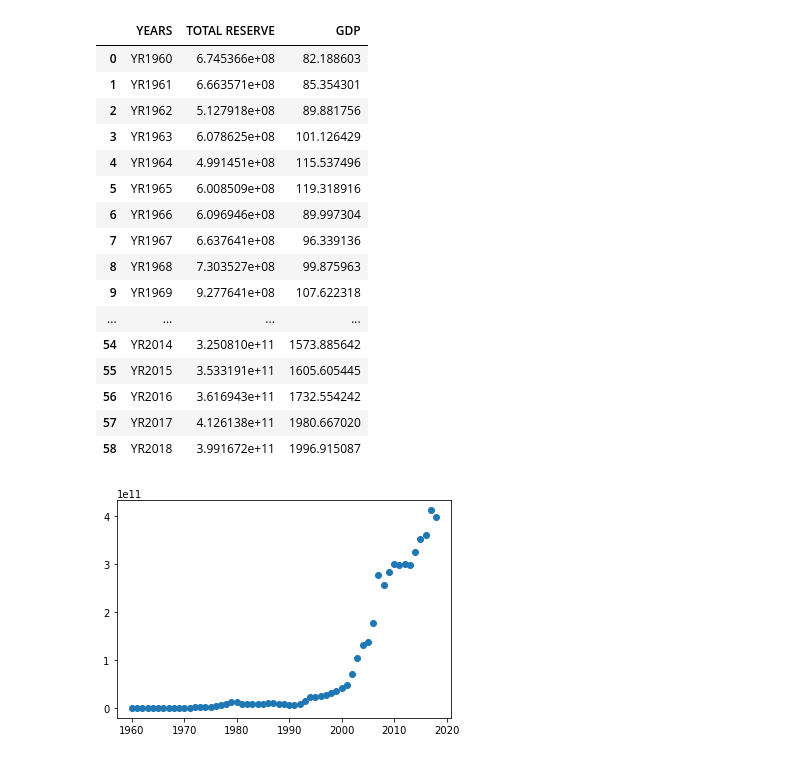
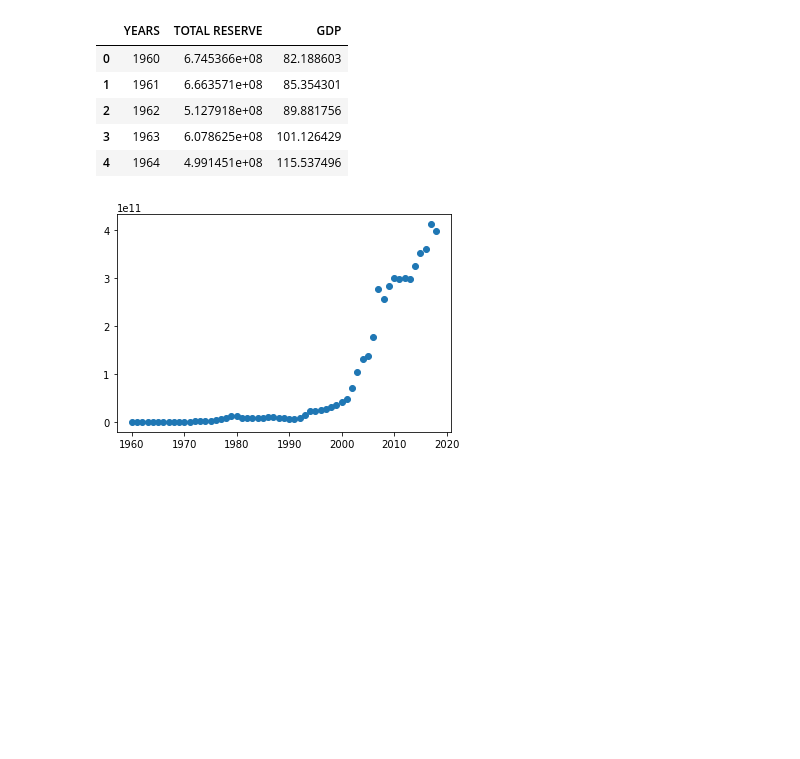
Before and after one commit to David-Ade-Creator/cluster-data, a Jupyter notebook: fitting.ipynb, the cells around one changed output. Cells and saved outputs as stored; diff of their text form; code cells hidden in the pictures; blank space fills up the shorter version.

Commit message:
refactored and restructured function for reading worldbank data

```diff
--- a/fitting.ipynb
+++ b/fitting.ipynb
@@ -17,27 +17,3 @@ def logistics(t, scale, growth, t0):
     """
     f = scale / (1.0 + np.exp(-growth * (t - t0)))
     return f
-# %%
-raw_df  = wb.data.DataFrame(['FI.RES.TOTL.CD','NY.GDP.PCAP.CD'], ['IND'], time=range(1900, 2019))
-raw_df = raw_df.transpose()
-raw_df = raw_df.reset_index()
-df = raw_df.set_axis(['YEARS','TOTAL RESERVE','GDP'],axis=1)
-df
-# %% [output]
-|  | YEARS | TOTAL RESERVE | GDP |
-| 0 | YR1960 | 6.745366e+08 | 82.188603 |
-| 1 | YR1961 | 6.663571e+08 | 85.354301 |
-| 2 | YR1962 | 5.127918e+08 | 89.881756 |
-| 3 | YR1963 | 6.078625e+08 | 101.126429 |
-| 4 | YR1964 | 4.991451e+08 | 115.537496 |
-| 5 | YR1965 | 6.008509e+08 | 119.318916 |
-| 6 | YR1966 | 6.096946e+08 | 89.997304 |
-| 7 | YR1967 | 6.637641e+08 | 96.339136 |
-| 8 | YR1968 | 7.303527e+08 | 99.875963 |
-| 9 | YR1969 | 9.277641e+08 | 107.622318 |
-| ... | ... | ... | ... |
-| 54 | YR2014 | 3.250810e+11 | 1573.885642 |
-| 55 | YR2015 | 3.533191e+11 | 1605.605445 |
-| 56 | YR2016 | 3.616943e+11 | 1732.554242 |
-| 57 | YR2017 | 4.126138e+11 | 1980.667020 |
-| 58 | YR2018 | 3.991672e+11 | 1996.915087 |
@@ -46,3 +20,25 @@ df['YEARS'] = [int(x[2:]) for x in df['YEARS']]
+# %%
+def read_worldbank(indicators,countries,starttimerange,endtimerange):
+    """ Read world banks data, and return both raw data frame and
+    a transposed data frame with edited index or columns names
+    """
+    raw_df = wb.data.DataFrame(indicators, countries, time=range(starttimerange, endtimerange))
+    transposed_df = raw_df.transpose()
+    transposed_df = transposed_df.reset_index()
+    transposed_df = transposed_df.set_axis(['YEARS','TOTAL RESERVE','GDP'],axis=1)
+    #Loop through YEARS index to change years from string to Int datatype
+    transposed_df['YEARS'] = [int(x[2:]) for x in transposed_df['YEARS']]
+    return raw_df,transposed_df
+# %%
+raw_df,df = read_worldbank(['FI.RES.TOTL.CD','NY.GDP.PCAP.CD'],['IND'],1900,2019)
+df.head()
+# %% [output]
+|  | YEARS | TOTAL RESERVE | GDP |
+| 0 | 1960 | 6.745366e+08 | 82.188603 |
+| 1 | 1961 | 6.663571e+08 | 85.354301 |
+| 2 | 1962 | 5.127918e+08 | 89.881756 |
+| 3 | 1963 | 6.078625e+08 | 101.126429 |
+| 4 | 1964 | 4.991451e+08 | 115.537496 |
 # %%
 plt.scatter(df['YEARS'],df['TOTAL RESERVE'])
 plt.show()
```
Also changed, not shown: parts of 5 cells of this notebook.
